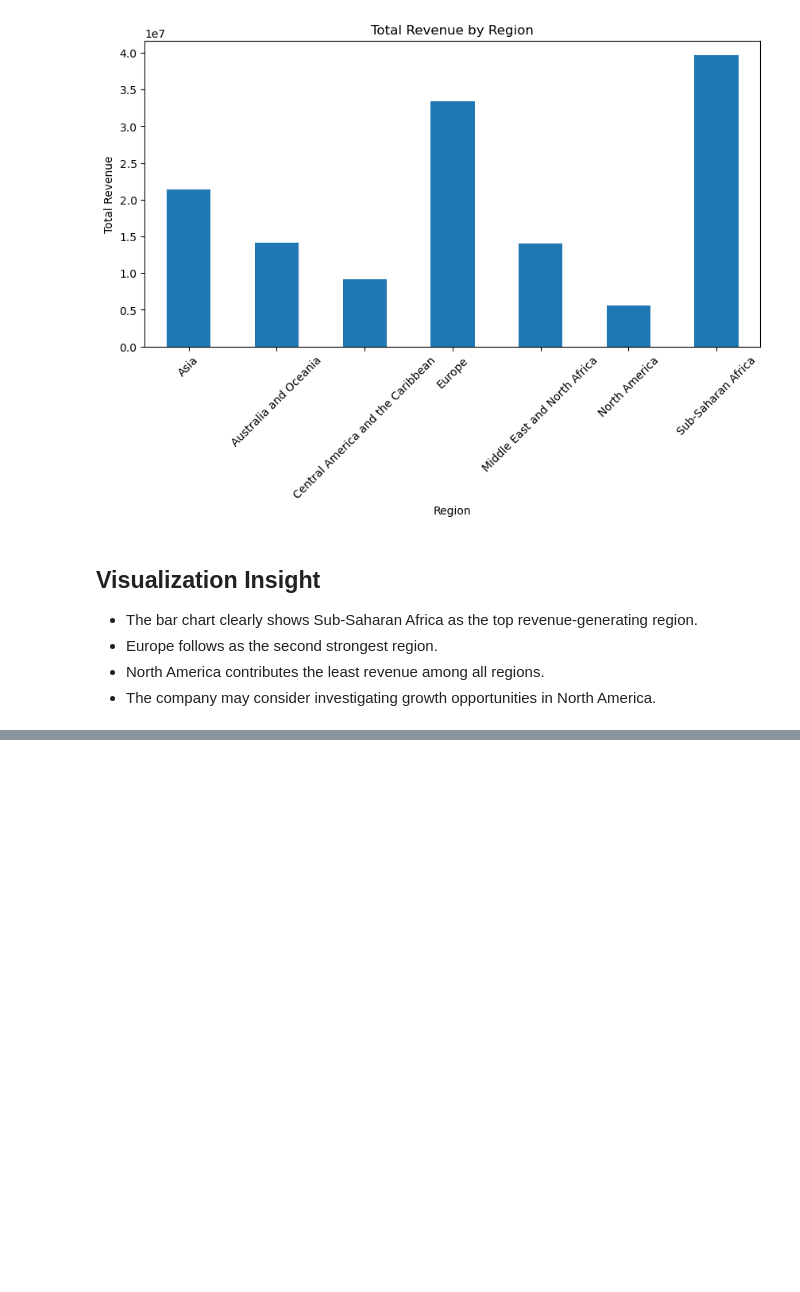
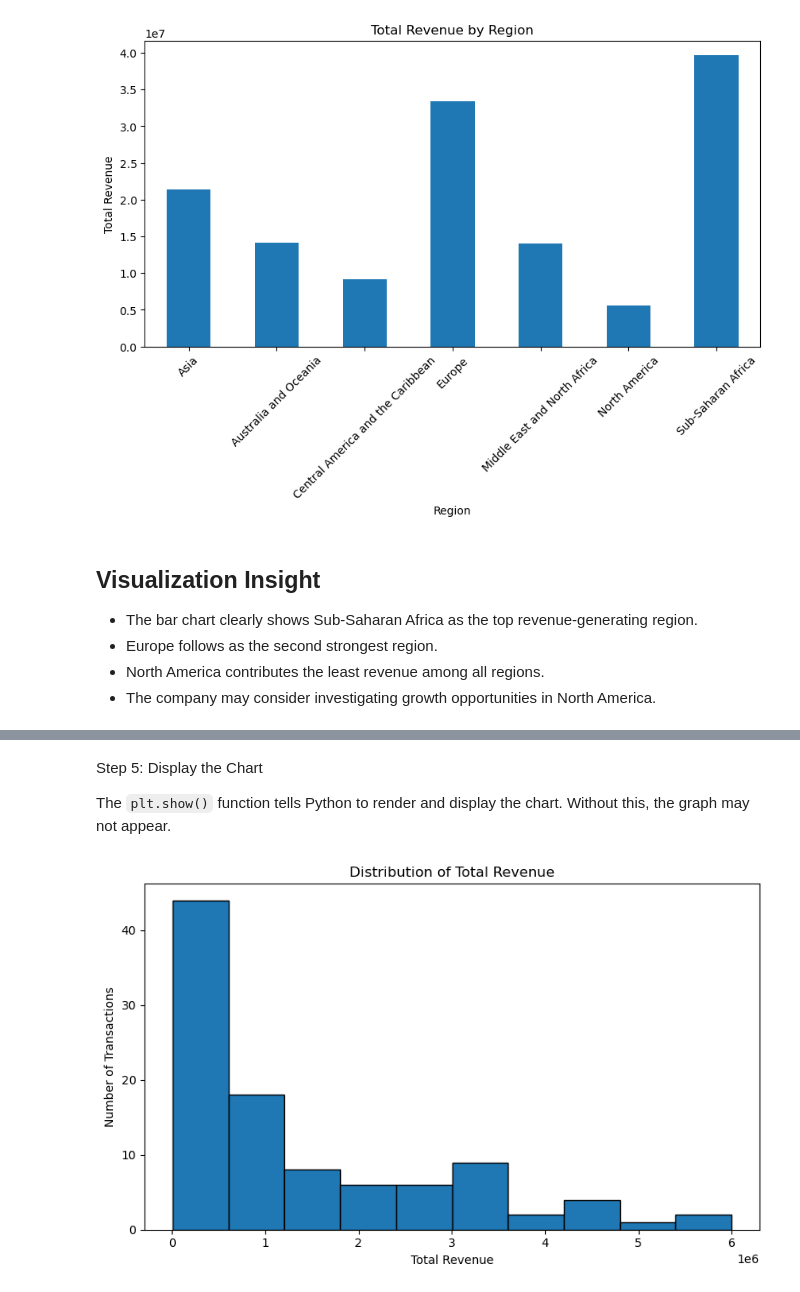
Before and after one commit to ketkivmohite/sales-data-analysis-project, a Jupyter notebook: sales_analysis.ipynb, the cells around one changed output, grey strips where cells are left out. Saved outputs shown, nothing was run; the diff lists cells and outputs as text; code cells hidden in the pictures; blank space fills up the shorter version.

Commit message:
Upgraded EDA with histogram,boxplot and correlation analysis

```diff
--- a/sales_analysis.ipynb
+++ b/sales_analysis.ipynb
@@ -161,0 +194,20 @@ plt.show()
+# %% [markdown]
+ Step 5: Display the Chart
+
+The `plt.show()` function tells Python to render and display the chart.
+Without this, the graph may not appear.
+# %%
+import matplotlib.pyplot as plt
+
+plt.figure(figsize=(8,5))
+
+plt.hist(df["Total Revenue"], bins=10, edgecolor="black")
+
+plt.title("Distribution of Total Revenue")
+plt.xlabel("Total Revenue")
+plt.ylabel("Number of Transactions")
+
+plt.tight_layout()
+plt.show()
+# %% [output]
+[figure, added]
```
Also changed, not shown: parts of 13 cells of this notebook.
